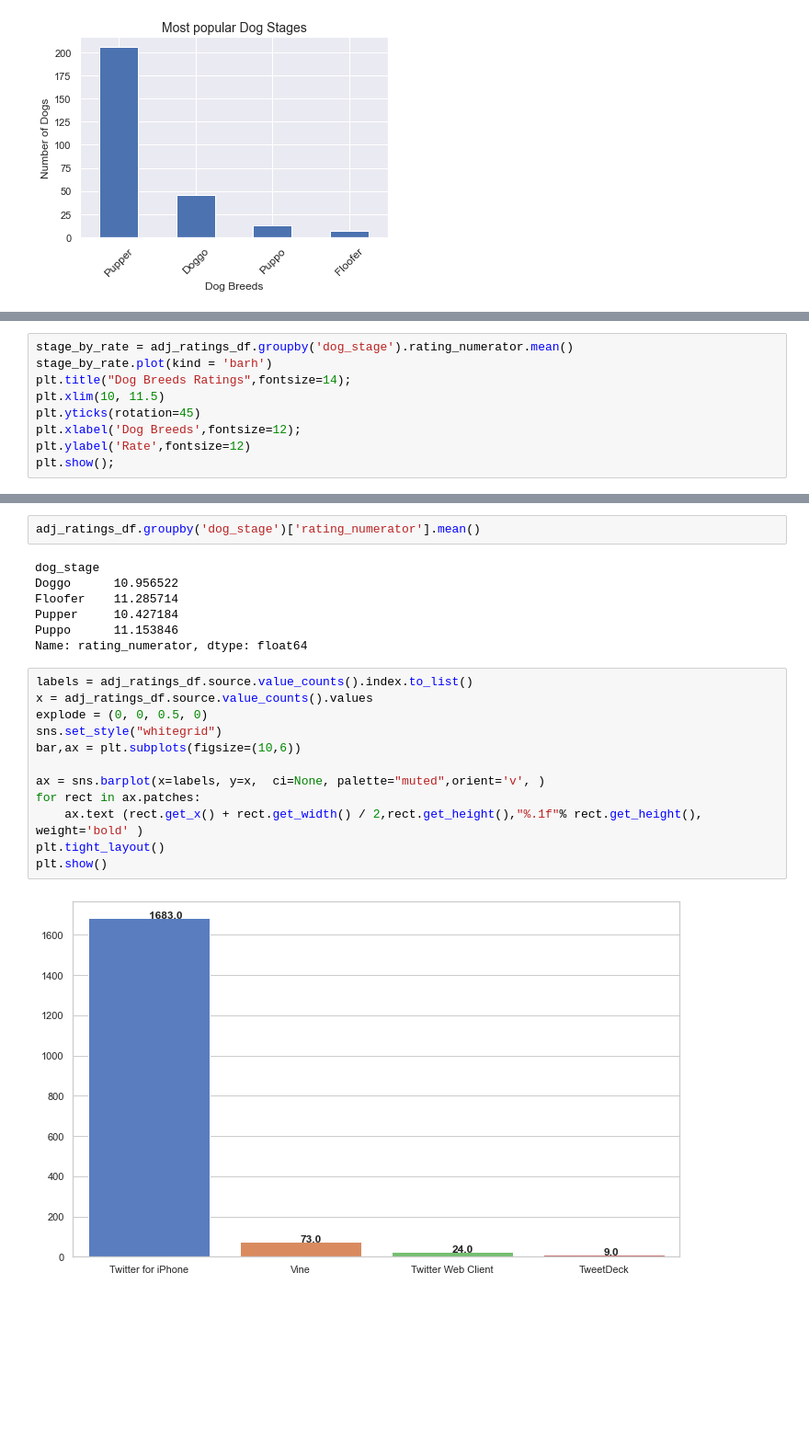
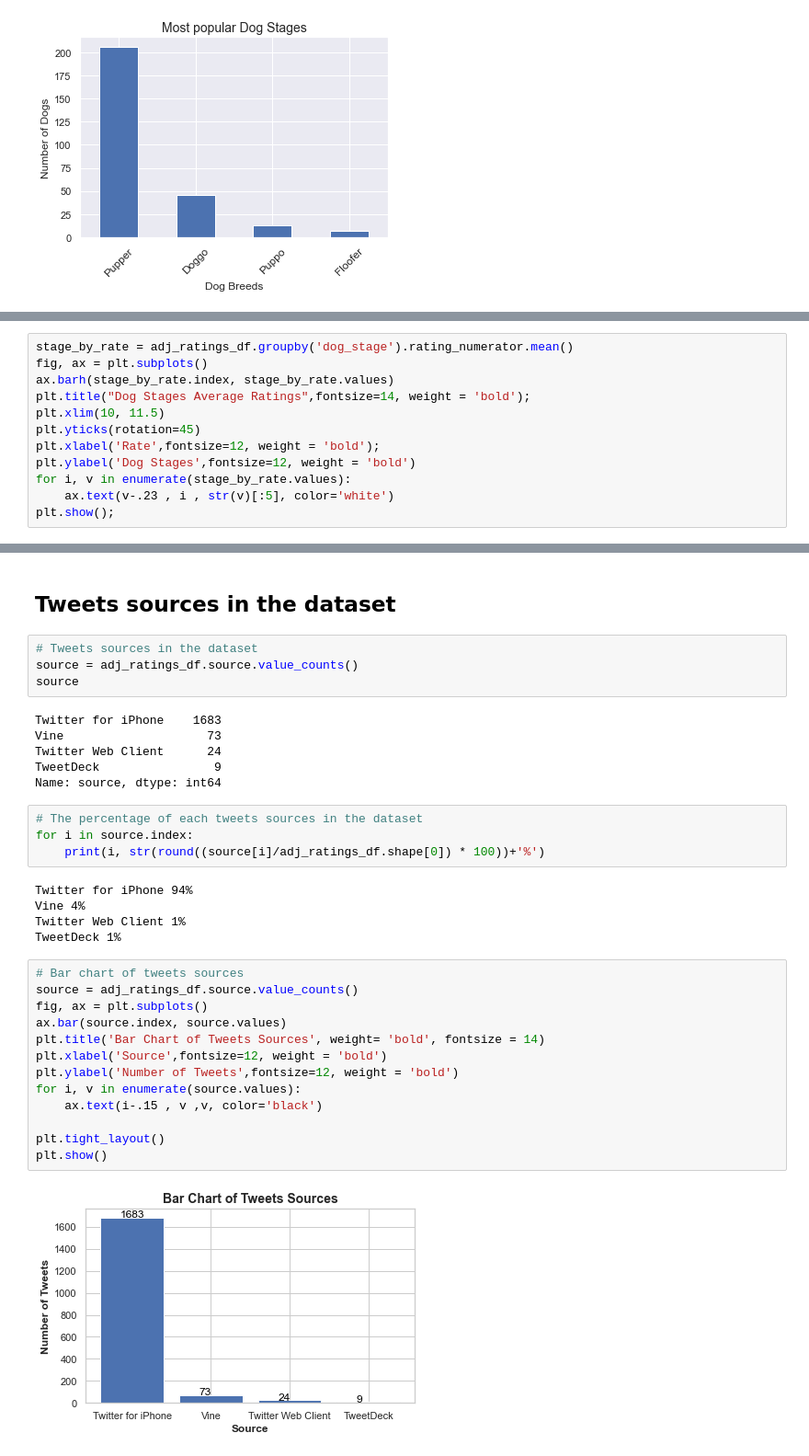
Before and after one commit to mozaini/data-wrnagling-prject, a Jupyter notebook: project.ipynb, the cells around one changed output, grey strips where cells are left out. Shown at 92% size. Drawn from its saved outputs; the diff is of its cells as text; blank space fills up the shorter version.

Commit message:
Analyzing and Visualizing Data

```diff
--- a/project.ipynb
+++ b/project.ipynb
@@ -1361,10 +1372,13 @@ plt.show();
 # %%
 stage_by_rate = adj_ratings_df.groupby('dog_stage').rating_numerator.mean()
-stage_by_rate.plot(kind = 'barh')
-plt.title("Dog Breeds Ratings",fontsize=14);
+fig, ax = plt.subplots()
+ax.barh(stage_by_rate.index, stage_by_rate.values)
+plt.title("Dog Stages Average Ratings",fontsize=14, weight = 'bold');
 plt.xlim(10, 11.5)
 plt.yticks(rotation=45)
-plt.xlabel('Dog Breeds',fontsize=12);
-plt.ylabel('Rate',fontsize=12)
+plt.xlabel('Rate',fontsize=12, weight = 'bold');
+plt.ylabel('Dog Stages',fontsize=12, weight = 'bold')
+for i, v in enumerate(stage_by_rate.values):
+    ax.text(v-.23 , i , str(v)[:5], color='white')
 plt.show();
 # %% [output]
@@ -1372,23 +1386,36 @@ plt.show();
-# %%
-adj_ratings_df.groupby('dog_stage')['rating_numerator'].mean()
-# %% [output]
-dog_stage
-Doggo      10.956522
-Floofer    11.285714
-Pupper     10.427184
-Puppo      11.153846
-Name: rating_numerator, dtype: float64
+# %% [markdown]
+## Tweets sources in the dataset
+# %%
+# Tweets sources in the dataset
+source = adj_ratings_df.source.value_counts()
+source
+# %% [output]
+Twitter for iPhone    1683
+Vine                    73
+Twitter Web Client      24
+TweetDeck                9
+Name: source, dtype: int64
+# %%
+# The percentage of each tweets sources in the dataset
+for i in source.index:
+    print(i, str(round((source[i]/adj_ratings_df.shape[0]) * 100))+'%')
+# %% [output]
+Twitter for iPhone 94%
+Vine 4%
+Twitter Web Client 1%
+TweetDeck 1%
 # %%
-labels = adj_ratings_df.source.value_counts().index.to_list()
-x = adj_ratings_df.source.value_counts().values
-explode = (0, 0, 0.5, 0)
-sns.set_style("whitegrid")
-bar,ax = plt.subplots(figsize=(10,6))
+# Bar chart of tweets sources
+source = adj_ratings_df.source.value_counts()
+fig, ax = plt.subplots()
+ax.bar(source.index, source.values)
+plt.title('Bar Chart of Tweets Sources', weight= 'bold', fontsize = 14)
+plt.xlabel('Source',fontsize=12, weight = 'bold')
+plt.ylabel('Number of Tweets',fontsize=12, weight = 'bold')
+for i, v in enumerate(source.values):
+    ax.text(i-.15 , v ,v, color='black')
 
-ax = sns.barplot(x=labels, y=x,  ci=None, palette="muted",orient='v', )
-for rect in ax.patches:
-    ax.text (rect.get_x() + rect.get_width() / 2,rect.get_height(),"%.1f"% rect.get_height(), weight='bold' )
 plt.tight_layout()
 plt.show()
 # %% [output]
-[figure, old version]
+[figure, new version]
```
Also changed, not shown: parts of 13 cells of this notebook.
